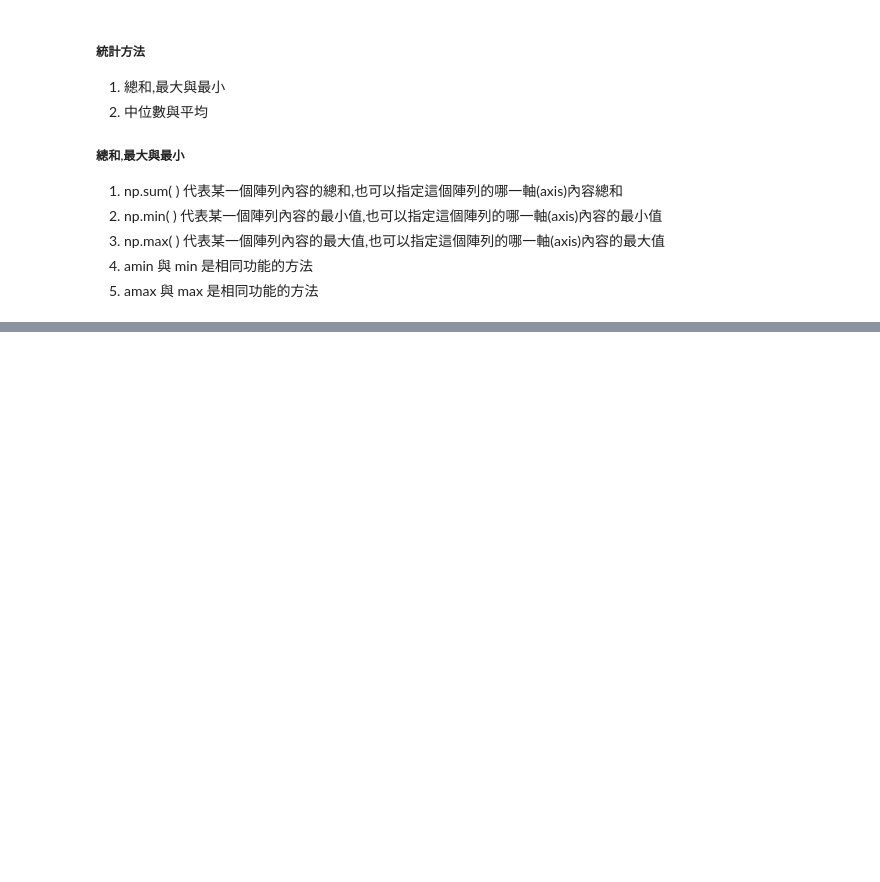
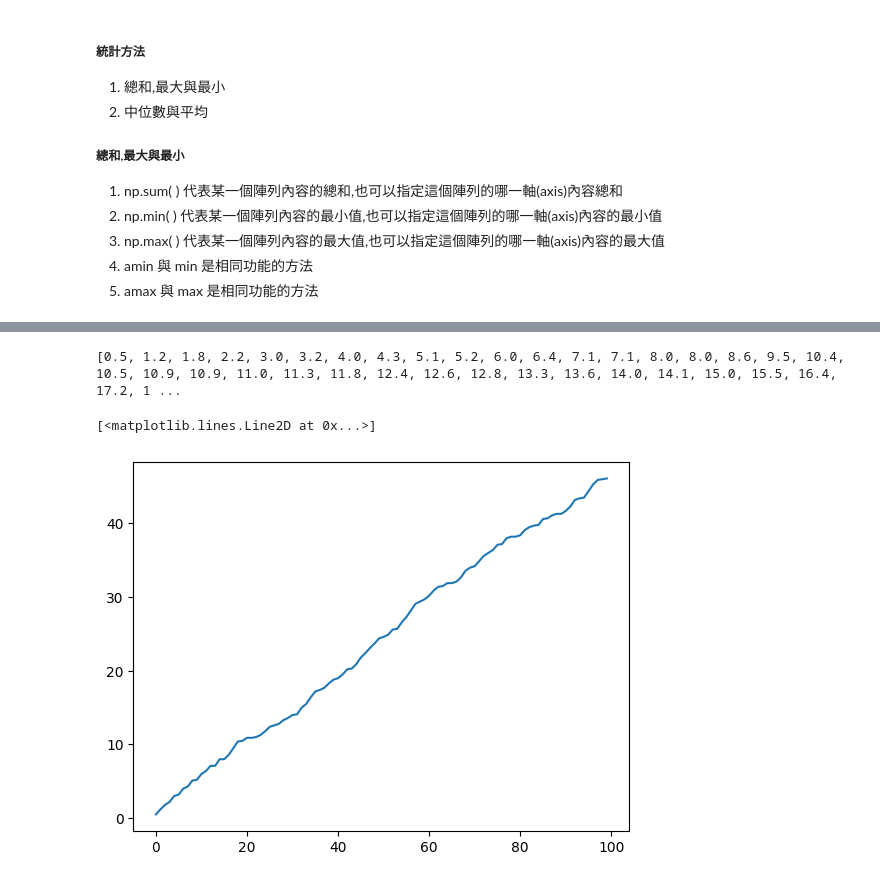
Before and after one commit to xuanlll17/11209_python, a Jupyter notebook: numpy/numpy.ipynb, the cells around one changed output, grey strips where cells are left out. Saved outputs shown, nothing was run; the diff lists cells and outputs as text; code cells hidden in the pictures; blank space fills up the shorter version.

```diff
--- a/numpy/numpy.ipynb
+++ b/numpy/numpy.ipynb
@@ -1790,0 +2190,20 @@ array([[ 1.47157056,  0.39698292,  0.82847465, -0.52309032],
+# %%
+# python
+
+import matplotlib.pyplot as plt
+import random
+
+days = 1000
+amount = 0
+exerciseAmount = list()  # 儲存每天累積的運動量,空列表
+for i in range(days):
+    day_amount = random.randrange(0, 10, 1) / 10.0  # 產生的亂數(整數)/10.0
+    amount += day_amount
+    exerciseAmount.append(float("{0:.1f}".format(amount)))
+print(exerciseAmount)
+
+plt.plot(exerciseAmount[:100])
+# %% [output]
+[0.5, 1.2, 1.8, 2.2, 3.0, 3.2, 4.0, 4.3, 5.1, 5.2, 6.0, 6.4, 7.1, 7.1, 8.0, 8.0, 8.6, 9.5, 10.4, 10.5, 10.9, 10.9, 11.0, 11.3, 11.8, 12.4, 12.6, 12.8, 13.3, 13.6, 14.0, 14.1, 15.0, 15.5, 16.4, 17.2, 1 ...
+[<matplotlib.lines.Line2D at 0x...>]
+[figure, added]
```
Also changed, not shown: parts of 18 cells of this notebook.
